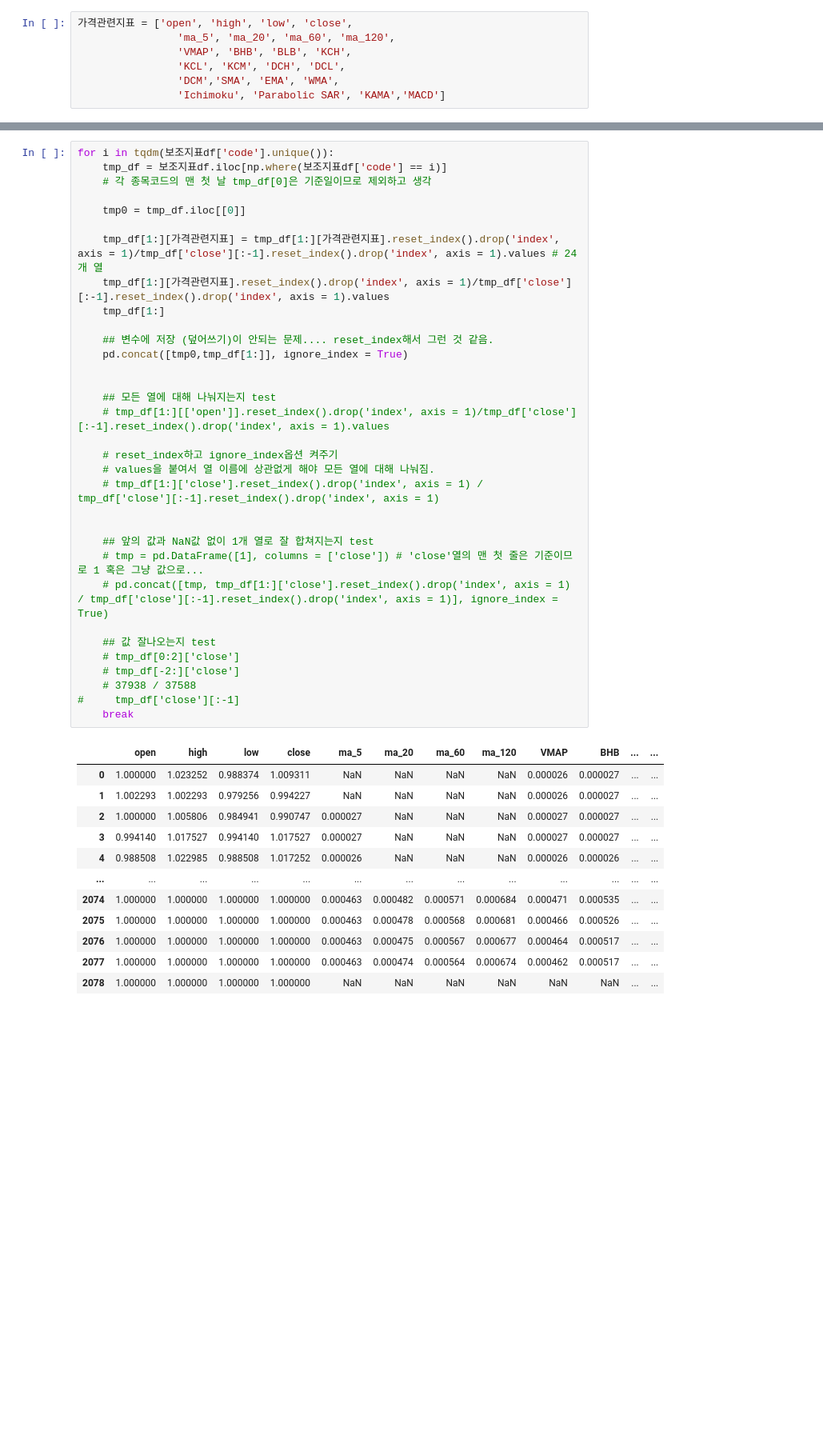
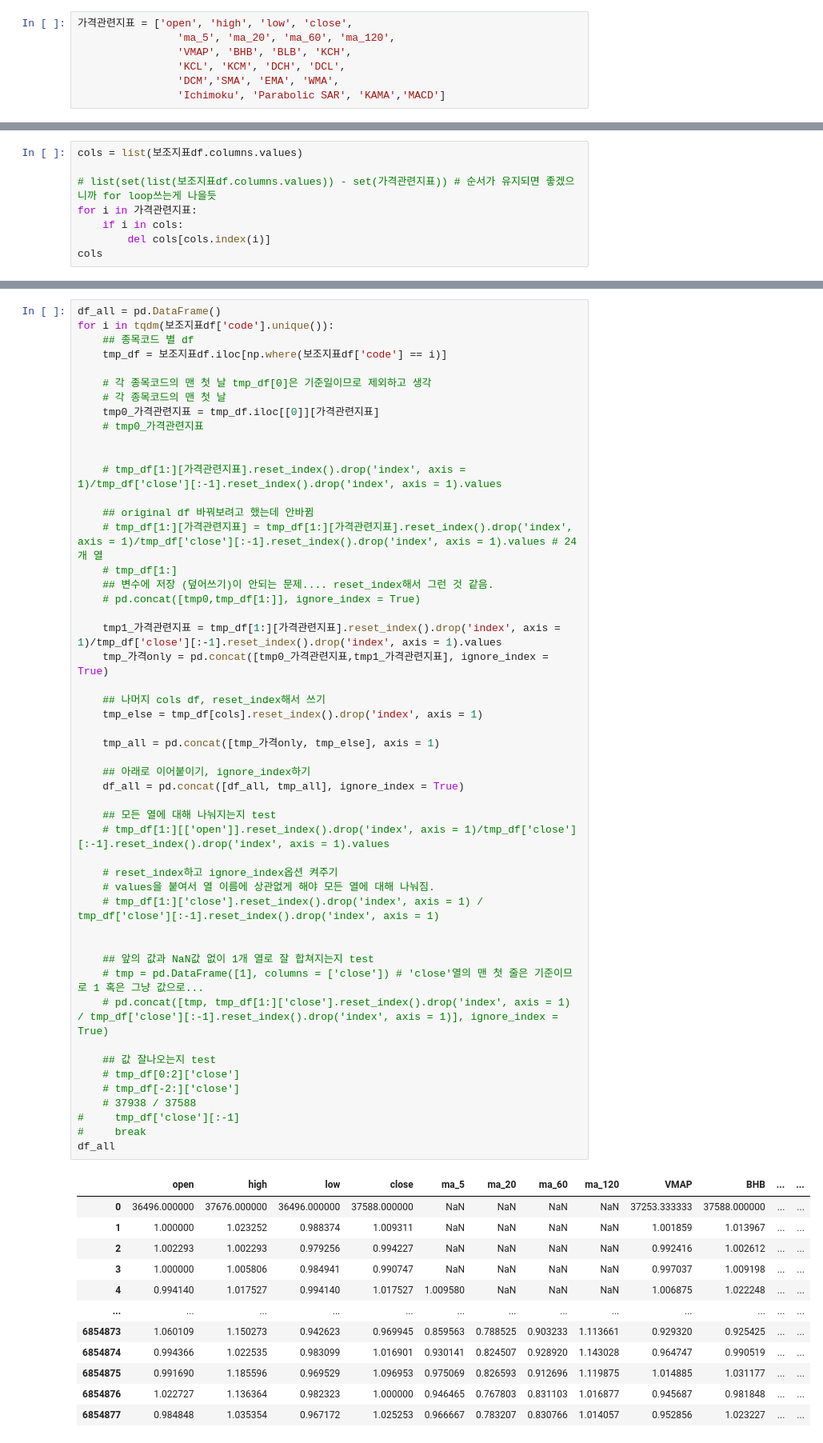
Before and after one commit to GaYounKoh/stock_data, a Jupyter notebook: [10w] 3 가격관련 피쳐들 전날 종가로 스케일링.ipynb, the cells around one changed output, grey strips where cells are left out. Shown: that part at 80% size. Saved outputs shown, nothing was run; the diff lists cells and outputs as text; blank space fills up the shorter version.

```diff
--- a/[10w] 3 가격관련 피쳐들 전날 종가로 스케일링.ipynb
+++ b/[10w] 3 가격관련 피쳐들 전날 종가로 스케일링.ipynb
@@ -84,0 +94,8 @@ array(['date', 'code', 'open', 'high', 'low', 'close', 'volume',
+# %%
+cols = list(보조지표df.columns.values)
+
+# list(set(list(보조지표df.columns.values)) - set(가격관련지표)) # 순서가 유지되면 좋겠으니까 for loop쓰는게 나을듯
+for i in 가격관련지표:
+    if i in cols:
+        del cols[cols.index(i)]
+cols
@@ -85,46 +104,63 @@ array(['date', 'code', 'open', 'high', 'low', 'close', 'volume',
 # %%
+df_all = pd.DataFrame()
 for i in tqdm(보조지표df['code'].unique()):
+    ## 종목코드 별 df
     tmp_df = 보조지표df.iloc[np.where(보조지표df['code'] == i)]
+
     # 각 종목코드의 맨 첫 날 tmp_df[0]은 기준일이므로 제외하고 생각
+    # 각 종목코드의 맨 첫 날
+    tmp0_가격관련지표 = tmp_df.iloc[[0]][가격관련지표]
+    # tmp0_가격관련지표
 
-    tmp0 = tmp_df.iloc[[0]]
 
-    tmp_df[1:][가격관련지표] = tmp_df[1:][가격관련지표].reset_index().drop('index', axis = 1)/tmp_df['close'][:-1].reset_index().drop('index', axis = 1).values # 24개 열
-    tmp_df[1:][가격관련지표].reset_index().drop('index', axis = 1)/tmp_df['close'][:-1].reset_index().drop('index', axis = 1).values
-    tmp_df[1:]
+    # tmp_df[1:][가격관련지표].reset_index().drop('index', axis = 1)/tmp_df['close'][:-1].reset_index().drop('index', axis = 1).values
 
+    ## original df 바꿔보려고 했는데 안바뀜
+    # tmp_df[1:][가격관련지표] = tmp_df[1:][가격관련지표].reset_index().drop('index', axis = 1)/tmp_df['close'][:-1].reset_index().drop('index', axis = 1).values # 24개 열
+    # tmp_df[1:]
     ## 변수에 저장 (덮어쓰기)이 안되는 문제.... reset_index해서 그런 것 같음.
-    pd.concat([tmp0,tmp_df[1:]], ignore_index = True)
+    # pd.concat([tmp0,tmp_df[1:]], ignore_index = True)
 
+    tmp1_가격관련지표 = tmp_df[1:][가격관련지표].reset_index().drop('index', axis = 1)/tmp_df['close'][:-1].reset_index().drop('index', axis = 1).values
+    tmp_가격only = pd.concat([tmp0_가격관련지표,tmp1_가격관련지표], ignore_index = True)
+
+    ## 나머지 cols df, reset_index해서 쓰기
+    tmp_else = tmp_df[cols].reset_index().drop('index', axis = 1)
+
+    tmp_all = pd.concat([tmp_가격only, tmp_else], axis = 1)
+
+    ## 아래로 이어붙이기, ignore_index하기
+    df_all = pd.concat([df_all, tmp_all], ignore_index = True)
 
     ## 모든 열에 대해 나눠지는지 test
     # tmp_df[1:][['open']].reset_index().drop('index', axis = 1)/tmp_df['close'][:-1].reset_index().drop('index', axis = 1).values
 
     # reset_index하고 ignore_index옵션 켜주기
     # values을 붙여서 열 이름에 상관없게 해야 모든 열에 대해 나눠짐.
     # tmp_df[1:]['close'].reset_index().drop('index', axis = 1) / tmp_df['close'][:-1].reset_index().drop('index', axis = 1)
 
 
     ## 앞의 값과 NaN값 없이 1개 열로 잘 합쳐지는지 test
     # tmp = pd.DataFrame([1], columns = ['close']) # 'close'열의 맨 첫 줄은 기준이므로 1 혹은 그냥 값으로...
     # pd.concat([tmp, tmp_df[1:]['close'].reset_index().drop('index', axis = 1) / tmp_df['close'][:-1].reset_index().drop('index', axis = 1)], ignore_index = True)
 
     ## 값 잘나오는지 test
     # tmp_df[0:2]['close']
     # tmp_df[-2:]['close']
     # 37938 / 37588
 #     tmp_df['close'][:-1]
-    break
+#     break
+df_all
 # %% [output]
 |  | open | high | low | close | ma_5 | ma_20 | ma_60 | ma_120 | VMAP | BHB | ... | ... |
-| 0 | 1.000000 | 1.023252 | 0.988374 | 1.009311 | NaN | NaN | NaN | NaN | 0.000026 | 0.000027 | ... | ... |
-| 1 | 1.002293 | 1.002293 | 0.979256 | 0.994227 | NaN | NaN | NaN | NaN | 0.000026 | 0.000027 | ... | ... |
-| 2 | 1.000000 | 1.005806 | 0.984941 | 0.990747 | 0.000027 | NaN | NaN | NaN | 0.000027 | 0.000027 | ... | ... |
-| 3 | 0.994140 | 1.017527 | 0.994140 | 1.017527 | 0.000027 | NaN | NaN | NaN | 0.000027 | 0.000027 | ... | ... |
-| 4 | 0.988508 | 1.022985 | 0.988508 | 1.017252 | 0.000026 | NaN | NaN | NaN | 0.000026 | 0.000026 | ... | ... |
+| 0 | 36496.000000 | 37676.000000 | 36496.000000 | 37588.000000 | NaN | NaN | NaN | NaN | 37253.333333 | 37588.000000 | ... | ... |
+| 1 | 1.000000 | 1.023252 | 0.988374 | 1.009311 | NaN | NaN | NaN | NaN | 1.001859 | 1.013967 | ... | ... |
+| 2 | 1.002293 | 1.002293 | 0.979256 | 0.994227 | NaN | NaN | NaN | NaN | 0.992416 | 1.002612 | ... | ... |
+| 3 | 1.000000 | 1.005806 | 0.984941 | 0.990747 | NaN | NaN | NaN | NaN | 0.997037 | 1.009198 | ... | ... |
+| 4 | 0.994140 | 1.017527 | 0.994140 | 1.017527 | 1.009580 | NaN | NaN | NaN | 1.006875 | 1.022248 | ... | ... |
 | ... | ... | ... | ... | ... | ... | ... | ... | ... | ... | ... | ... | ... |
-| 2074 | 1.000000 | 1.000000 | 1.000000 | 1.000000 | 0.000463 | 0.000482 | 0.000571 | 0.000684 | 0.000471 | 0.000535 | ... | ... |
-| 2075 | 1.000000 | 1.000000 | 1.000000 | 1.000000 | 0.000463 | 0.000478 | 0.000568 | 0.000681 | 0.000466 | 0.000526 | ... | ... |
-| 2076 | 1.000000 | 1.000000 | 1.000000 | 1.000000 | 0.000463 | 0.000475 | 0.000567 | 0.000677 | 0.000464 | 0.000517 | ... | ... |
-| 2077 | 1.000000 | 1.000000 | 1.000000 | 1.000000 | 0.000463 | 0.000474 | 0.000564 | 0.000674 | 0.000462 | 0.000517 | ... | ... |
-| 2078 | 1.000000 | 1.000000 | 1.000000 | 1.000000 | NaN | NaN | NaN | NaN | NaN | NaN | ... | ... |
+| 6854873 | 1.060109 | 1.150273 | 0.942623 | 0.969945 | 0.859563 | 0.788525 | 0.903233 | 1.113661 | 0.929320 | 0.925425 | ... | ... |
+| 6854874 | 0.994366 | 1.022535 | 0.983099 | 1.016901 | 0.930141 | 0.824507 | 0.928920 | 1.143028 | 0.964747 | 0.990519 | ... | ... |
+| 6854875 | 0.991690 | 1.185596 | 0.969529 | 1.096953 | 0.975069 | 0.826593 | 0.912696 | 1.119875 | 1.014885 | 1.031177 | ... | ... |
+| 6854876 | 1.022727 | 1.136364 | 0.982323 | 1.000000 | 0.946465 | 0.767803 | 0.831103 | 1.016877 | 0.945687 | 0.981848 | ... | ... |
+| 6854877 | 0.984848 | 1.035354 | 0.967172 | 1.025253 | 0.966667 | 0.783207 | 0.830766 | 1.014057 | 0.952856 | 1.023227 | ... | ... |
```
Also changed, not shown: parts of 13 cells of this notebook.
